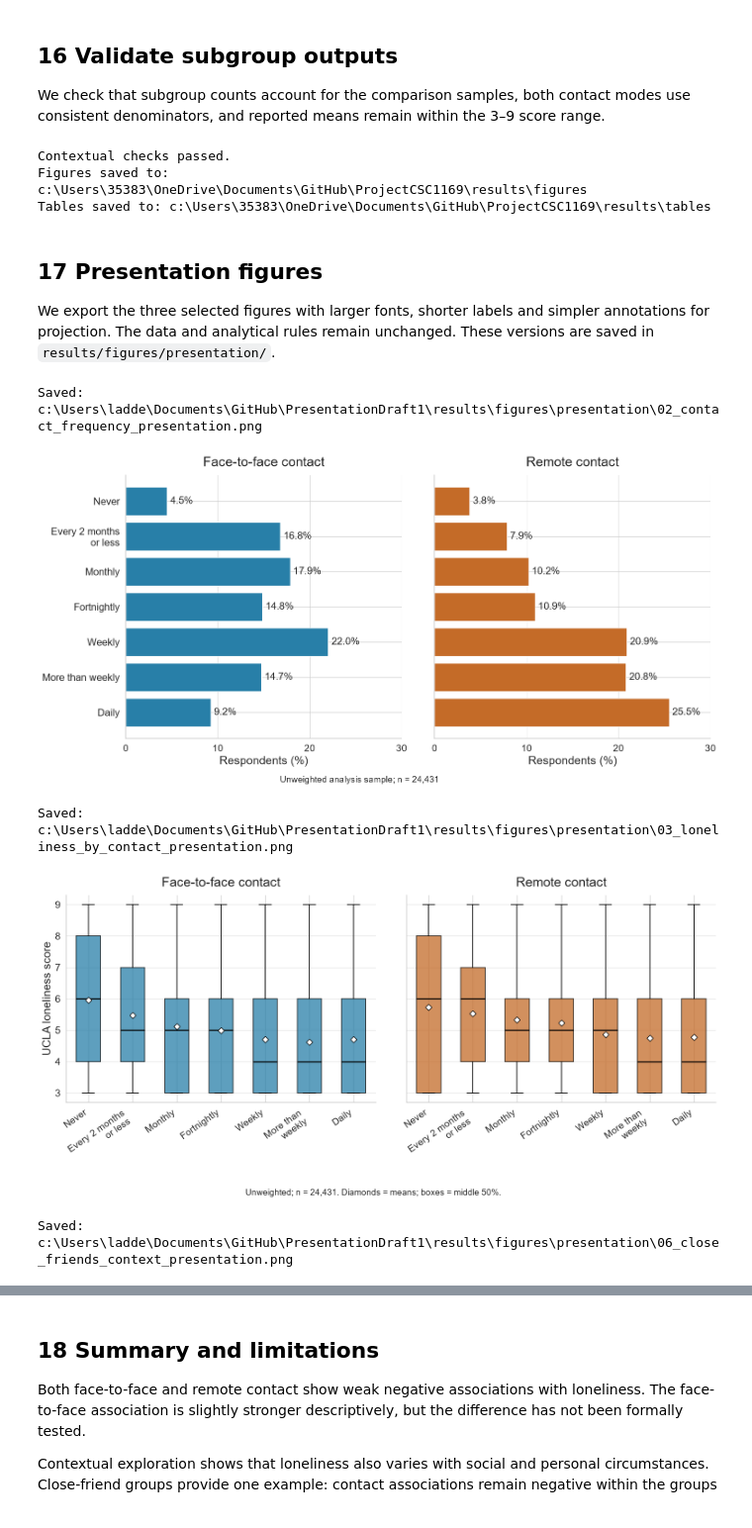
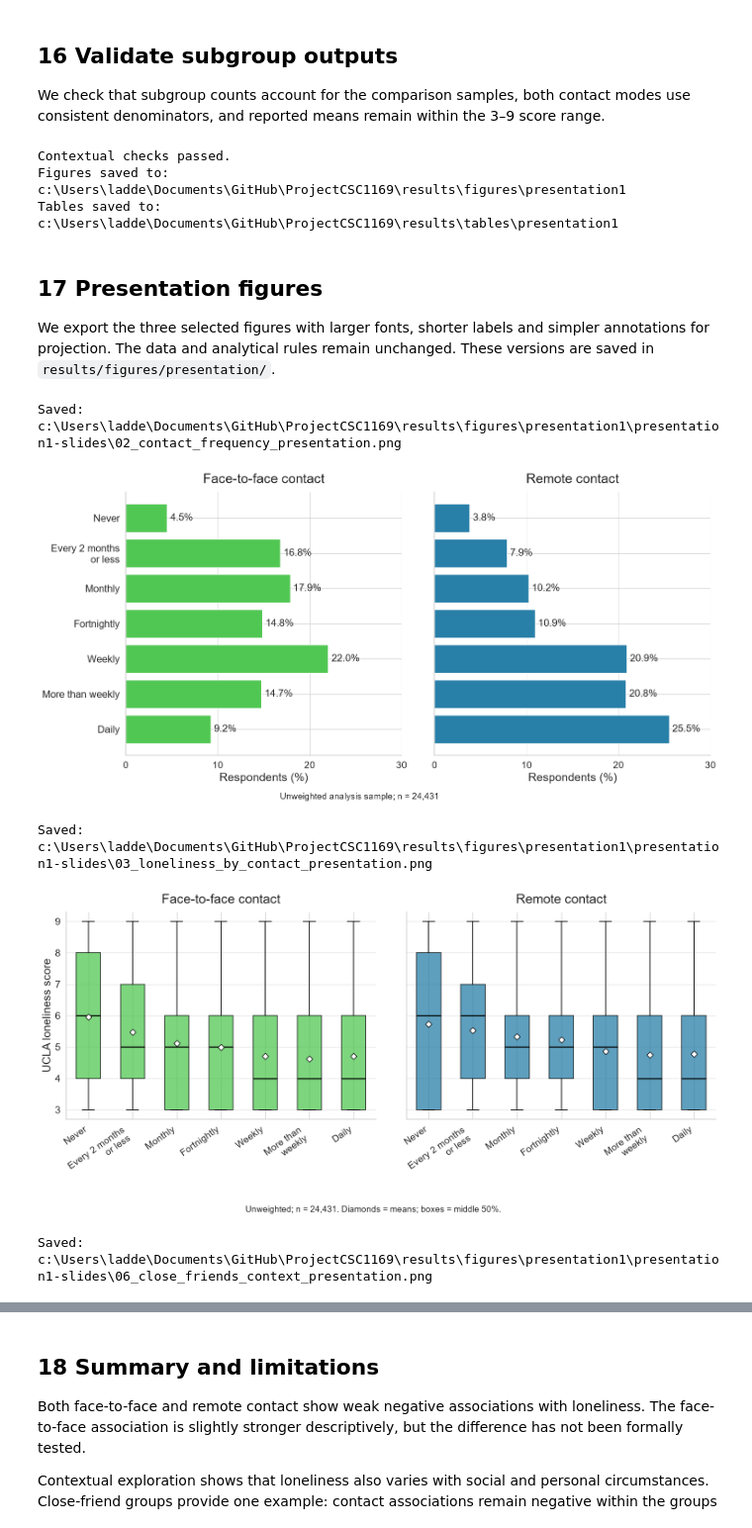
Before and after one commit to sbrimah574/ProjectCSC1169, a Jupyter notebook: notebooks/02_exploratory_data_analysis.ipynb, the cells around one changed output, grey strips where cells are left out. Shown at 99% size. Saved outputs shown, nothing was run; the diff lists cells and outputs as text; code cells hidden in the pictures.

Commit message:
Cleaning up structure
Before running next steps of code for Presentation 2, we are cleaning up the previous structure for the results to be split into separate presentation 1 and 2 folders.

```diff
--- a/notebooks/02_exploratory_data_analysis.ipynb
+++ b/notebooks/02_exploratory_data_analysis.ipynb
@@ -32,8 +32,8 @@ if PROJECT_ROOT.name == "notebooks":
     PROJECT_ROOT = PROJECT_ROOT.parent
 
 DATA_PATH = PROJECT_ROOT / "data" / "processed" / "eu_loneliness_analysis_sample.csv"
-TABLES_DIR = PROJECT_ROOT / "results" / "tables"
-FIGURES_DIR = PROJECT_ROOT / "results" / "figures"
+TABLES_DIR = PROJECT_ROOT / "results" / "tables" / "presentation1"
+FIGURES_DIR = PROJECT_ROOT / "results" / "figures" / "presentation1"
 TABLES_DIR.mkdir(parents=True, exist_ok=True)
 FIGURES_DIR.mkdir(parents=True, exist_ok=True)
 
@@ -728,8 +728,8 @@ print("Figures saved to:", FIGURES_DIR)
 print("Tables saved to:", TABLES_DIR)
 # %% [output]
 Contextual checks passed.
-Figures saved to: c:\Users\35383\OneDrive\Documents\GitHub\ProjectCSC1169\results\figures
-Tables saved to: c:\Users\35383\OneDrive\Documents\GitHub\ProjectCSC1169\results\tables
+Figures saved to: c:\Users\ladde\Documents\GitHub\ProjectCSC1169\results\figures\presentation1
+Tables saved to: c:\Users\ladde\Documents\GitHub\ProjectCSC1169\results\tables\presentation1
 # %% [markdown]
 ## 17 Presentation figures
 
@@ -742,12 +742,12 @@ from pathlib import Path
 import matplotlib.pyplot as plt
 
 # Save presentation figures separately from the analysis figures.
-PRESENTATION_DIR = Path(FIGURES_DIR) / "presentation"
+PRESENTATION_DIR = Path(FIGURES_DIR) / "presentation1-slides"
 PRESENTATION_DIR.mkdir(parents=True, exist_ok=True)
 
 contact_columns = ["friends_meet_face", "friends_meet_tele"]
 contact_titles = ["Face-to-face contact", "Remote contact"]
-contact_colours = ["#287FA8", "#C46B28"]
+contact_colours = ["#51C753", "#287FA8"]
 frequency_codes = list(range(1, 8))
 
 # Shorter labels preserve the original category meanings.
@@ -985,38 +985,38 @@ with plt.rc_context(presentation_style):
 
     axes[0].set_ylabel("Mean UCLA loneliness score")
 
     handles, labels = axes[0].get_legend_handles_labels()
     fig.legend(
         handles, labels,
         title="Number of close friends",
         title_fontsize=18,
         loc="upper center",
         bbox_to_anchor=(0.5, 0.99),
         ncol=4,
         frameon=False,
     )
 
     fig.subplots_adjust(
         left=0.07, right=0.98, bottom=0.30,
         top=0.78, wspace=0.10
     )
     fig.text(
         0.5, 0.04,
         f"Unweighted; valid n = {len(sub):,}. "
         "Means for cells with n < 30 omitted.\n"
         "Descriptive means; no uncertainty intervals shown.",
         ha="center", fontsize=14
     )
 
     save_and_show(
         fig, "06_close_friends_context_presentation.png"
     )
 # %% [output]
-Saved: c:\Users\ladde\Documents\GitHub\PresentationDraft1\results\figures\presentation\02_contact_frequency_presentation.png
+Saved: c:\Users\ladde\Documents\GitHub\ProjectCSC1169\results\figures\presentation1\presentation1-slides\02_contact_frequency_presentation.png
-[figure, old version]
+[figure, new version]
-Saved: c:\Users\ladde\Documents\GitHub\PresentationDraft1\results\figures\presentation\03_loneliness_by_contact_presentation.png
+Saved: c:\Users\ladde\Documents\GitHub\ProjectCSC1169\results\figures\presentation1\presentation1-slides\03_loneliness_by_contact_presentation.png
-[figure, old version]
+[figure, new version]
-Saved: c:\Users\ladde\Documents\GitHub\PresentationDraft1\results\figures\presentation\06_close_friends_context_presentation.png
+Saved: c:\Users\ladde\Documents\GitHub\ProjectCSC1169\results\figures\presentation1\presentation1-slides\06_close_friends_context_presentation.png
 [figure]
 # %% [markdown]
 ## 18 Summary and limitations
```
Also changed, not shown: parts of 1 cell of this notebook, 41 other files.
